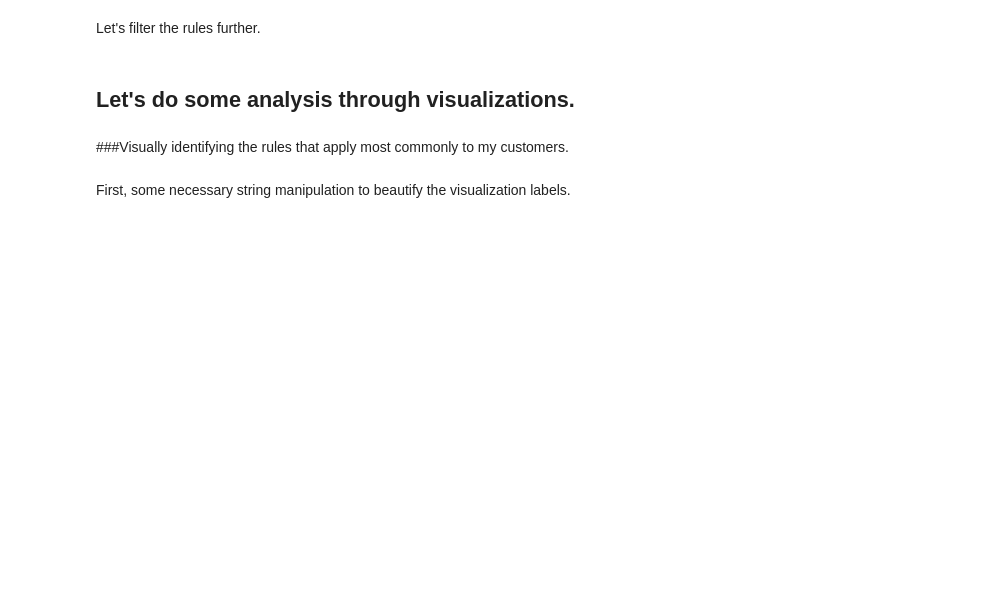
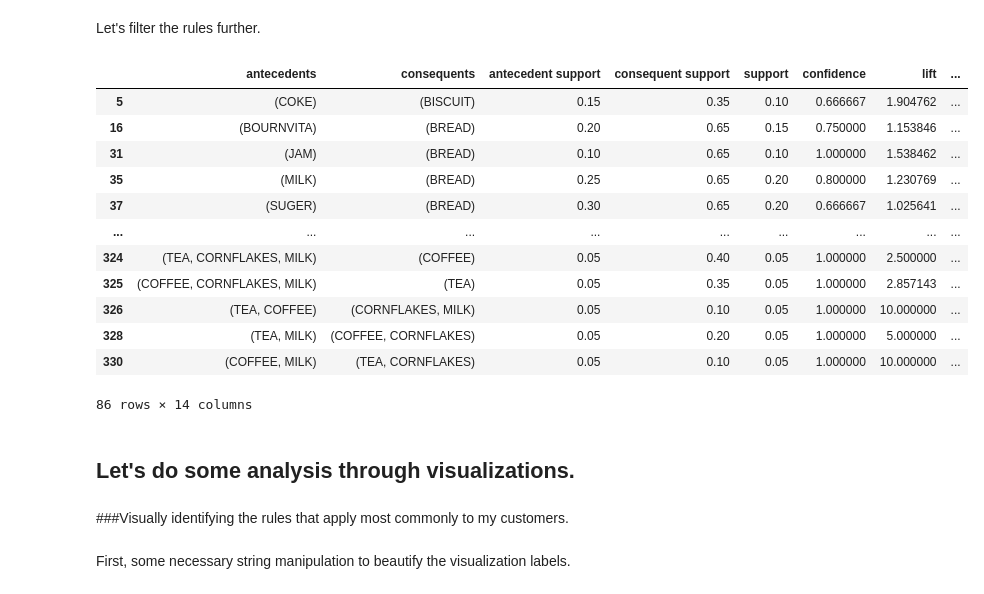
Before and after one commit to christinabrnn/Python-Study, a Jupyter notebook: BA820/association_rules_unsolved.ipynb, the cells around one changed output. Cells and saved outputs as stored; diff of their text form; code cells hidden in the pictures; blank space fills up the shorter version.

```diff
--- a/BA820/association_rules_unsolved.ipynb
+++ b/BA820/association_rules_unsolved.ipynb
@@ -89,3 +201,22 @@ rules_filtered.
+# %%
+rules_filtered = rules[(rules['confidence'] > 0.5) & (rules['lift'] >= 1)]
+rules_filtered.sort_values(by = 'confidence')
+
+rules_filtered
+# %% [output]
+|  | antecedents | consequents | antecedent support | consequent support | support | confidence | lift | ... |
+| 5 | (COKE) | (BISCUIT) | 0.15 | 0.35 | 0.10 | 0.666667 | 1.904762 | ... |
+| 16 | (BOURNVITA) | (BREAD) | 0.20 | 0.65 | 0.15 | 0.750000 | 1.153846 | ... |
+| 31 | (JAM) | (BREAD) | 0.10 | 0.65 | 0.10 | 1.000000 | 1.538462 | ... |
+| 35 | (MILK) | (BREAD) | 0.25 | 0.65 | 0.20 | 0.800000 | 1.230769 | ... |
+| 37 | (SUGER) | (BREAD) | 0.30 | 0.65 | 0.20 | 0.666667 | 1.025641 | ... |
+| ... | ... | ... | ... | ... | ... | ... | ... | ... |
+| 324 | (TEA, CORNFLAKES, MILK) | (COFFEE) | 0.05 | 0.40 | 0.05 | 1.000000 | 2.500000 | ... |
+| 325 | (COFFEE, CORNFLAKES, MILK) | (TEA) | 0.05 | 0.35 | 0.05 | 1.000000 | 2.857143 | ... |
+| 326 | (TEA, COFFEE) | (CORNFLAKES, MILK) | 0.05 | 0.10 | 0.05 | 1.000000 | 10.000000 | ... |
+| 328 | (TEA, MILK) | (COFFEE, CORNFLAKES) | 0.05 | 0.20 | 0.05 | 1.000000 | 5.000000 | ... |
+| 330 | (COFFEE, MILK) | (TEA, CORNFLAKES) | 0.05 | 0.10 | 0.05 | 1.000000 | 10.000000 | ... |
+86 rows × 14 columns
 # %% [markdown]
 ## Let's do some analysis through visualizations.
 # %% [markdown]
```
Also changed, not shown: parts of 18 cells of this notebook.
